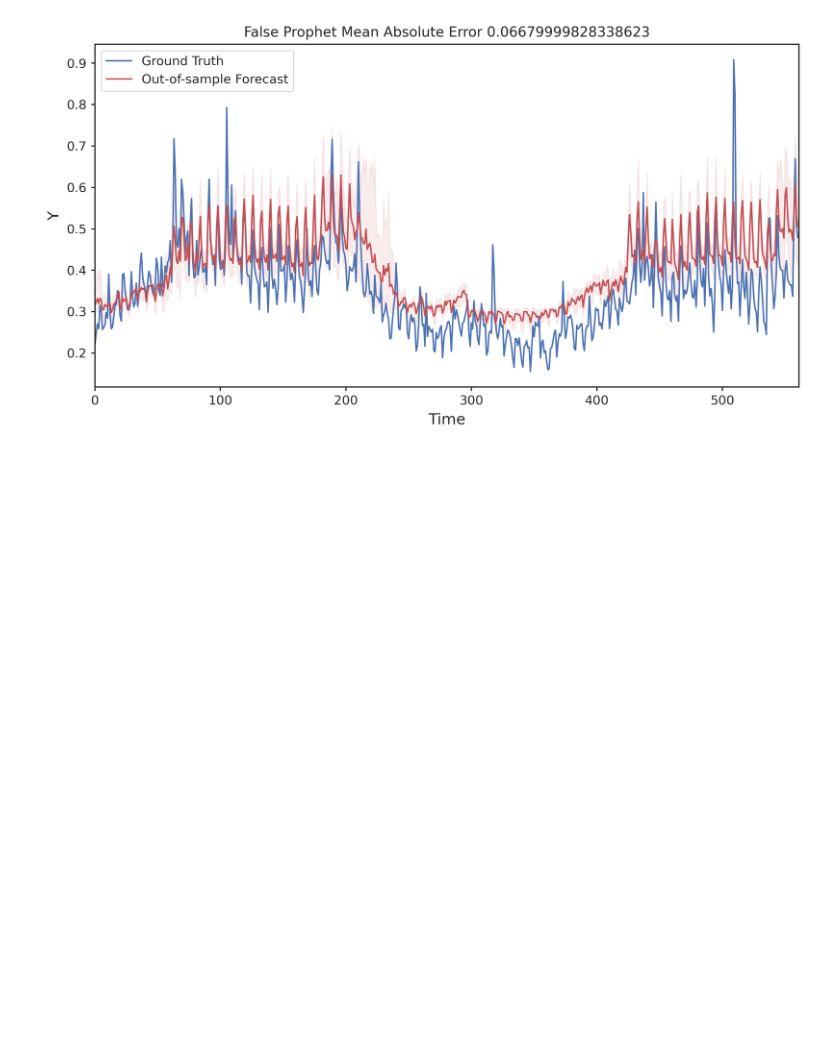
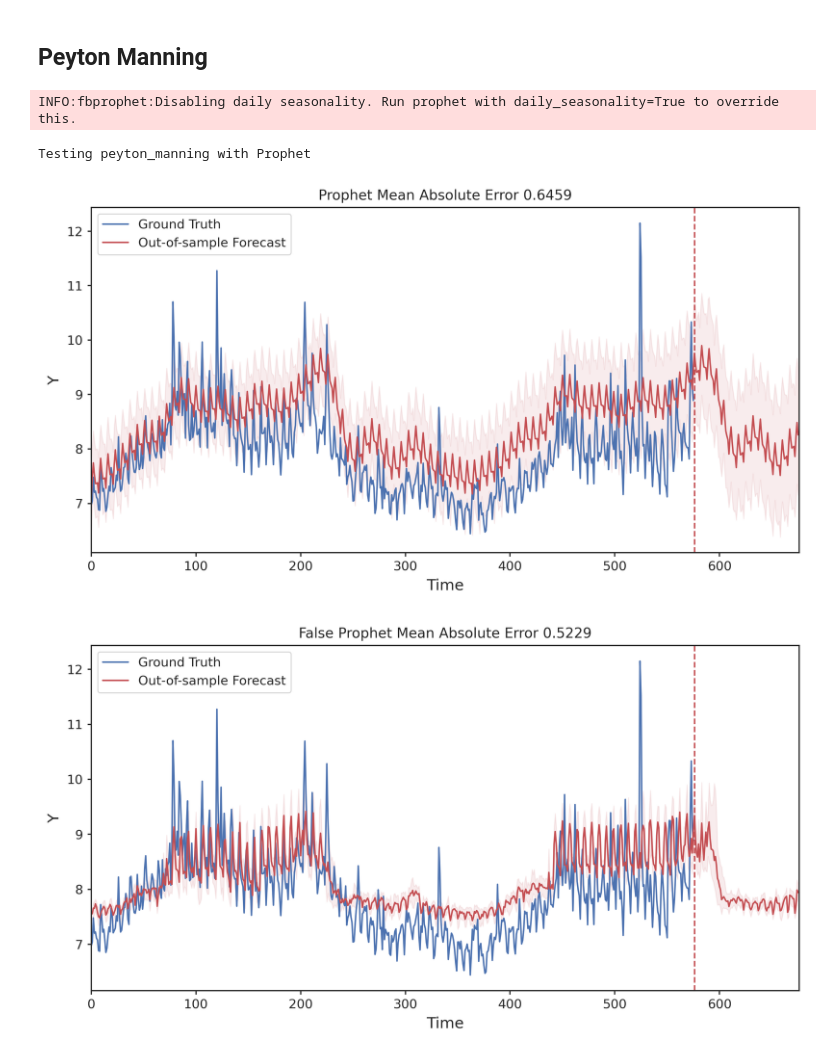
Before and after one commit to vb690/false_prophet, a Jupyter notebook: models_comparison.ipynb, the cells around one changed output. Drawn from its saved outputs; the diff is of its cells as text; code cells hidden in the pictures; blank space fills up the shorter version.

```diff
--- a/models_comparison.ipynb
+++ b/models_comparison.ipynb
@@ -120,29 +30,14 @@ lower_prediction = np.percentile(forecast, 2.5, axis=1)
-# %%
-plt.figure(figsize=(10, 5))
-plt.plot(y_ts.flatten(), label='Ground Truth')
-plt.plot(
-    mean_prediction,
-    label='Out-of-sample Forecast',
-    color='r'
-)
-plt.fill_between(
-    [i for i in range(len(mean_prediction))],
-    upper_prediction,
-    lower_prediction,
-    color='r',
-    alpha=0.1
-)
-plt.title(f'False Prophet Mean Absolute Error {round(mae(y_ts, mean_prediction), 4)}')
-plt.xlim(
-    0,
-    len(mean_prediction)
-)
-plt.ylabel('Y')
-plt.xlabel('Time')
-plt.legend()
-plt.savefig(
-    'results\\plots\\perfromance\\false_prophet_perfromance.svg'
-)
-plt.show()
-# %% [output]
-[figure, removed]
+# %% [markdown]
+## Peyton Manning
+# %%
+test_models(
+    datasets={'peyton_manning': 576},
+    periods=676,
+    figsize=(15, 5),
+    n_boot=30
+)
+# %% [output]
+INFO:fbprophet:Disabling daily seasonality. Run prophet with daily_seasonality=True to override this.
+Testing peyton_manning with Prophet
+[figure, added]
+[figure, added]
```
Also changed, not shown: parts of 14 cells of this notebook, 29 other files.
